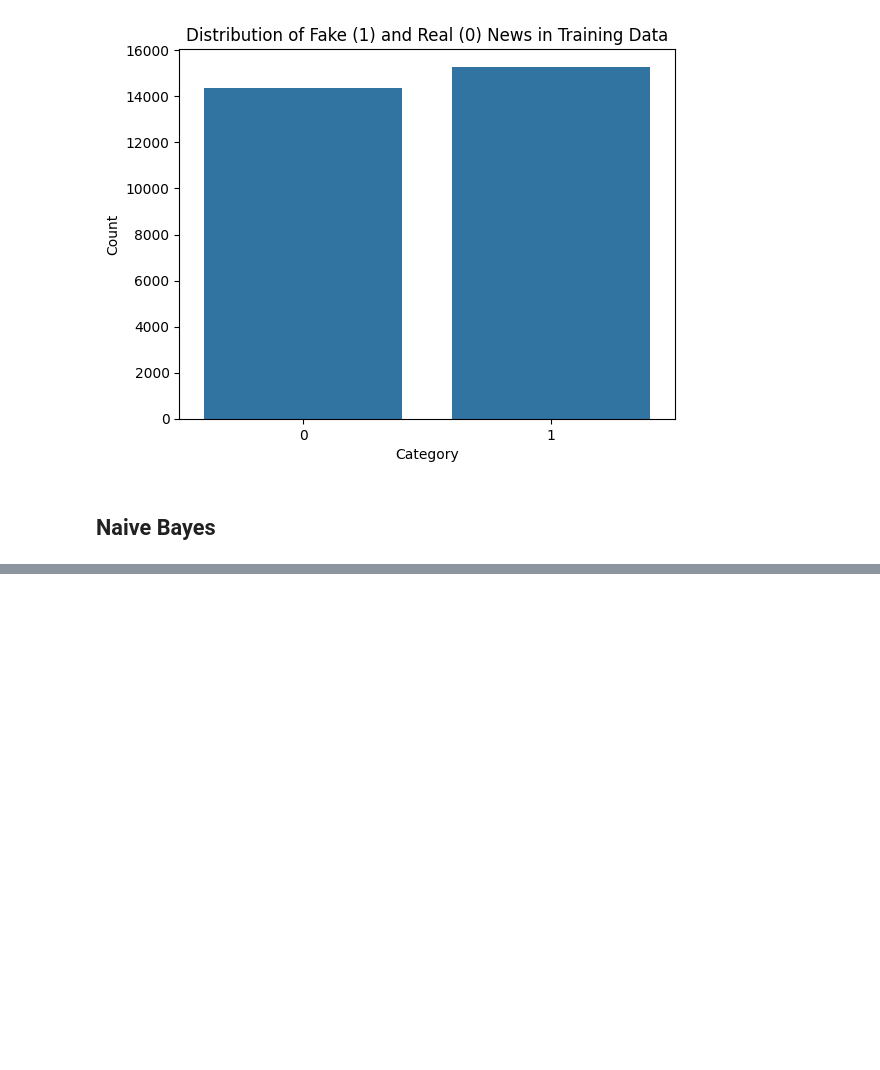
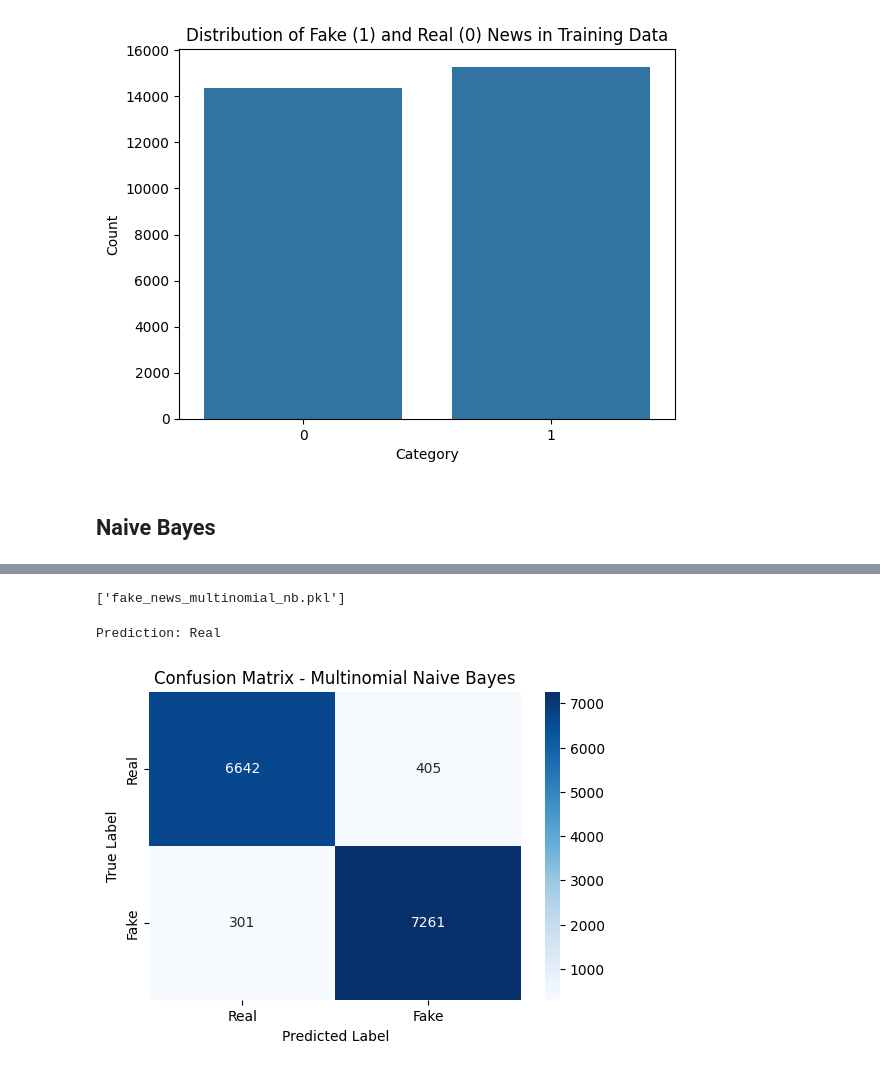
Before and after one commit to trunghuu2404-debug/Fake-New-Detection, a Jupyter notebook: model_train_v3.ipynb, the cells around one changed output, grey strips where cells are left out. Cells and saved outputs as stored; diff of their text form; code cells hidden in the pictures; blank space fills up the shorter version.

Commit message:
uodating naives bayes ver 2

```diff
--- a/model_train_v3.ipynb
+++ b/model_train_v3.ipynb
@@ -655,2 +655,10 @@ plt.show()
 # %%
-from
+mnb_pipeline = Pipeline([
+    ('tfidf', TfidfVectorizer(stop_words='english',
+                               max_df=0.7,
+                             ngram_range=(1,2),
+                             max_features=50000)),
+    ('mnb', MultinomialNB(alpha=0.5))
+])
+# %%
+mnb_pipeline.fit(X_train, y_train)
@@ -656,0 +693,32 @@ from
+# %%
+joblib.dump(mnb_pipeline, 'fake_news_multinomial_nb.pkl')
+# %% [output]
+['fake_news_multinomial_nb.pkl']
+# %%
+loaded_mnb = joblib.load('fake_news_multinomial_nb.pkl')
+sample = ["Government announces plan to improve education funding"]
+prediction = loaded_mnb.predict(sample)
+
+print("Prediction:", "Fake" if prediction[0] == 1 else "Real")
+# %% [output]
+Prediction: Real
+# %%
+import matplotlib.pyplot as plt
+import seaborn as sns
+from sklearn.metrics import confusion_matrix
+
+# Predict using your MultinomialNB pipeline
+y_pred_mnb = mnb_pipeline.predict(X_test)
+
+# Confusion matrix
+cm_mnb = confusion_matrix(y_test, y_pred_mnb)
+
+plt.figure(figsize=(6,4))
+sns.heatmap(cm_mnb, annot=True, fmt='d', cmap='Blues',
+            xticklabels=['Real', 'Fake'], yticklabels=['Real', 'Fake'])
+plt.xlabel('Predicted Label')
+plt.ylabel('True Label')
+plt.title('Confusion Matrix - Multinomial Naive Bayes')
+plt.show()
+# %% [output]
+[figure, added]
```
Also changed, not shown: parts of 21 cells of this notebook, 4 other files.
